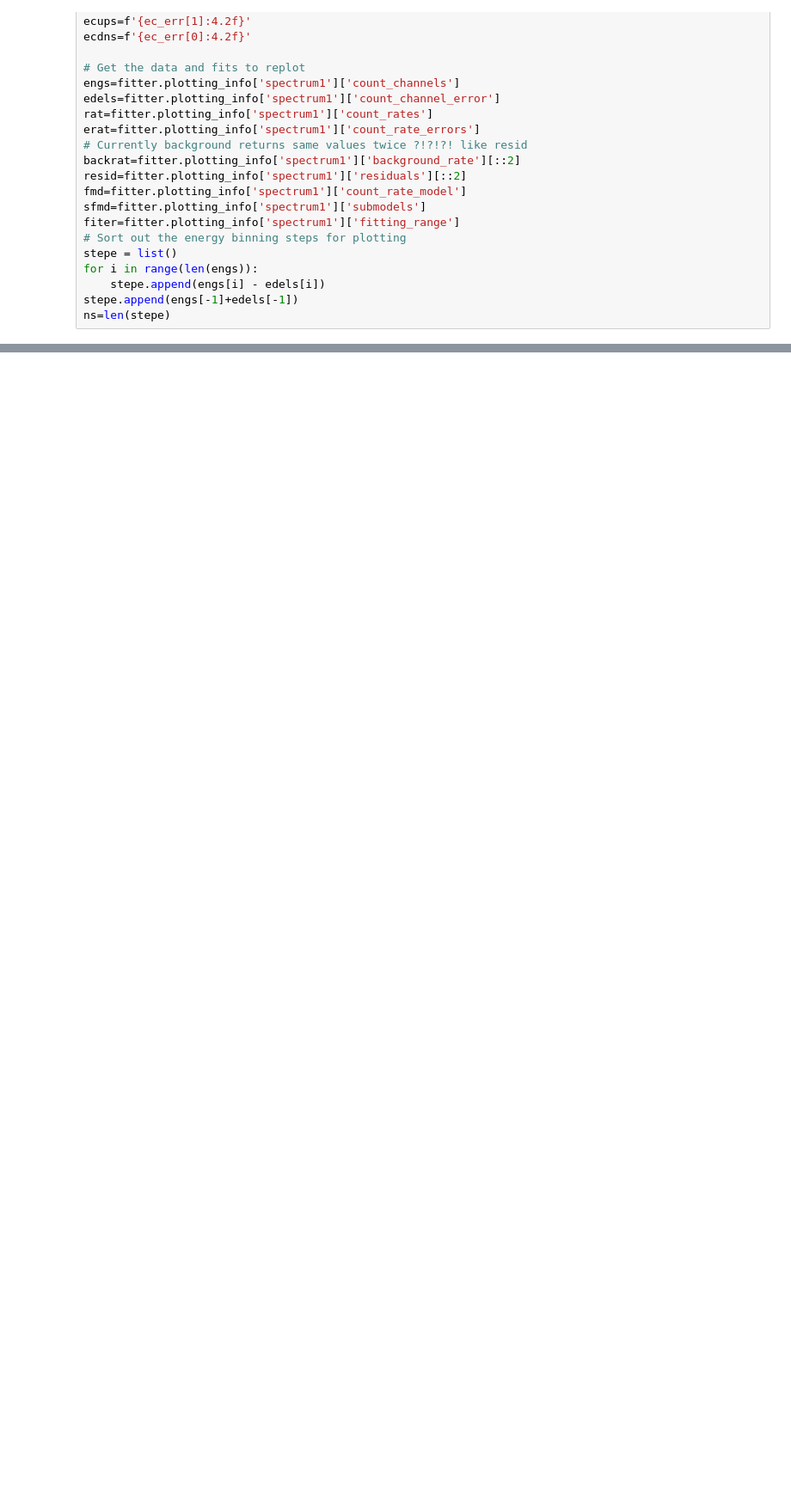
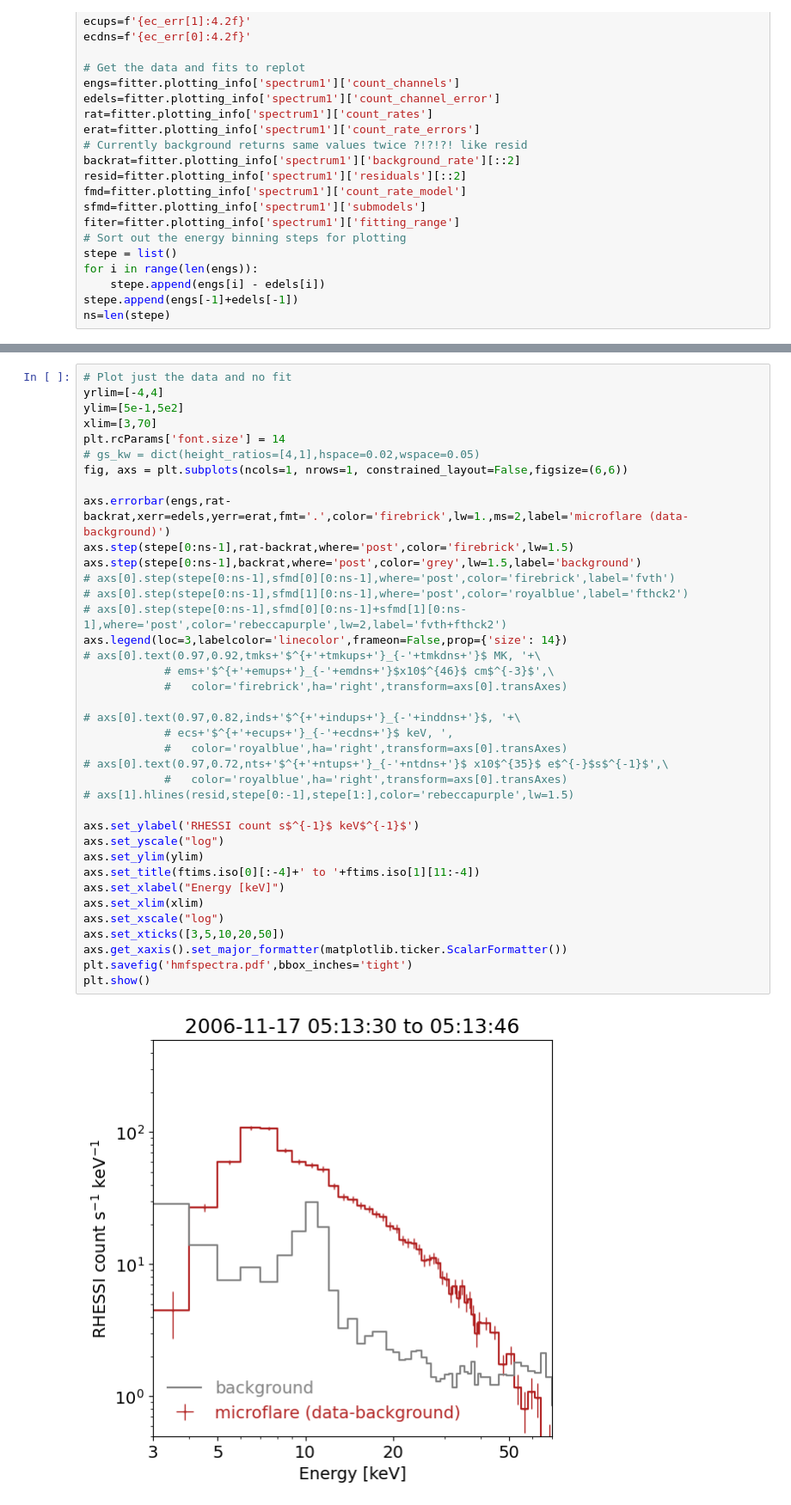
Before and after one commit to ianan/sks_examples, a Jupyter notebook: sks_fit_rhessi_archive.ipynb, the cells around one changed output, grey strips where cells are left out. Shown at 86% size. Drawn from its saved outputs; the diff is of its cells as text; blank space fills up the shorter version.

```diff
--- a/sks_fit_rhessi_archive.ipynb
+++ b/sks_fit_rhessi_archive.ipynb
@@ -351,0 +352,40 @@ plt.show()
+# %%
+# Plot just the data and no fit
+yrlim=[-4,4]
+ylim=[5e-1,5e2]
+xlim=[3,70]
+plt.rcParams['font.size'] = 14
+# gs_kw = dict(height_ratios=[4,1],hspace=0.02,wspace=0.05)
+fig, axs = plt.subplots(ncols=1, nrows=1, constrained_layout=False,figsize=(6,6))
+
+axs.errorbar(engs,rat-backrat,xerr=edels,yerr=erat,fmt='.',color='firebrick',lw=1.,ms=2,label='microflare (data-background)')
+axs.step(stepe[0:ns-1],rat-backrat,where='post',color='firebrick',lw=1.5)
+axs.step(stepe[0:ns-1],backrat,where='post',color='grey',lw=1.5,label='background')
+# axs[0].step(stepe[0:ns-1],sfmd[0][0:ns-1],where='post',color='firebrick',label='fvth')
+# axs[0].step(stepe[0:ns-1],sfmd[1][0:ns-1],where='post',color='royalblue',label='fthck2')
+# axs[0].step(stepe[0:ns-1],sfmd[0][0:ns-1]+sfmd[1][0:ns-1],where='post',color='rebeccapurple',lw=2,label='fvth+fthck2')
+axs.legend(loc=3,labelcolor='linecolor',frameon=False,prop={'size': 14})
+# axs[0].text(0.97,0.92,tmks+'$^{+'+tmkups+'}_{-'+tmkdns+'}$ MK, '+\
+            # ems+'$^{+'+emups+'}_{-'+emdns+'}$x10$^{46}$ cm$^{-3}$',\
+            #   color='firebrick',ha='right',transform=axs[0].transAxes)
+
+# axs[0].text(0.97,0.82,inds+'$^{+'+indups+'}_{-'+inddns+'}$, '+\
+            # ecs+'$^{+'+ecups+'}_{-'+ecdns+'}$ keV, ',
+            #   color='royalblue',ha='right',transform=axs[0].transAxes)
+# axs[0].text(0.97,0.72,nts+'$^{+'+ntups+'}_{-'+ntdns+'}$ x10$^{35}$ e$^{-}$s$^{-1}$',\
+            #   color='royalblue',ha='right',transform=axs[0].transAxes)
+# axs[1].hlines(resid,stepe[0:-1],stepe[1:],color='rebeccapurple',lw=1.5)
+
+axs.set_ylabel('RHESSI count s$^{-1}$ keV$^{-1}$')
+axs.set_yscale("log")
+axs.set_ylim(ylim)
+axs.set_title(ftims.iso[0][:-4]+' to '+ftims.iso[1][11:-4])
+axs.set_xlabel("Energy [keV]")
+axs.set_xlim(xlim)
+axs.set_xscale("log")
+axs.set_xticks([3,5,10,20,50])
+axs.get_xaxis().set_major_formatter(matplotlib.ticker.ScalarFormatter())
+plt.savefig('hmfspectra.pdf',bbox_inches='tight')
+plt.show()
+# %% [output]
+[figure, added]
```
Also changed, not shown: parts of 5 cells of this notebook.
